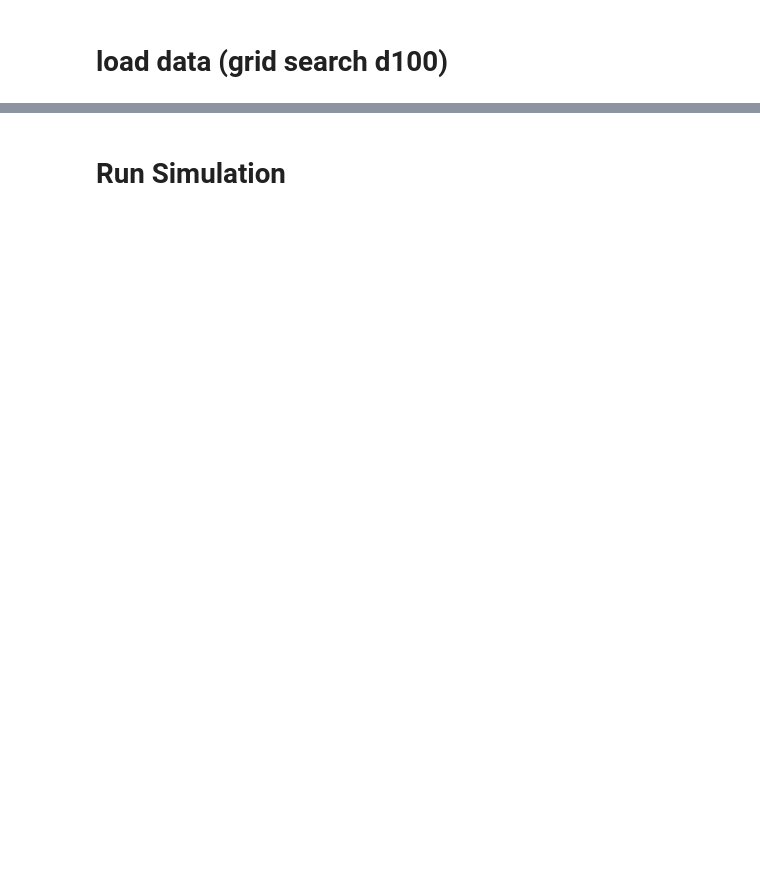
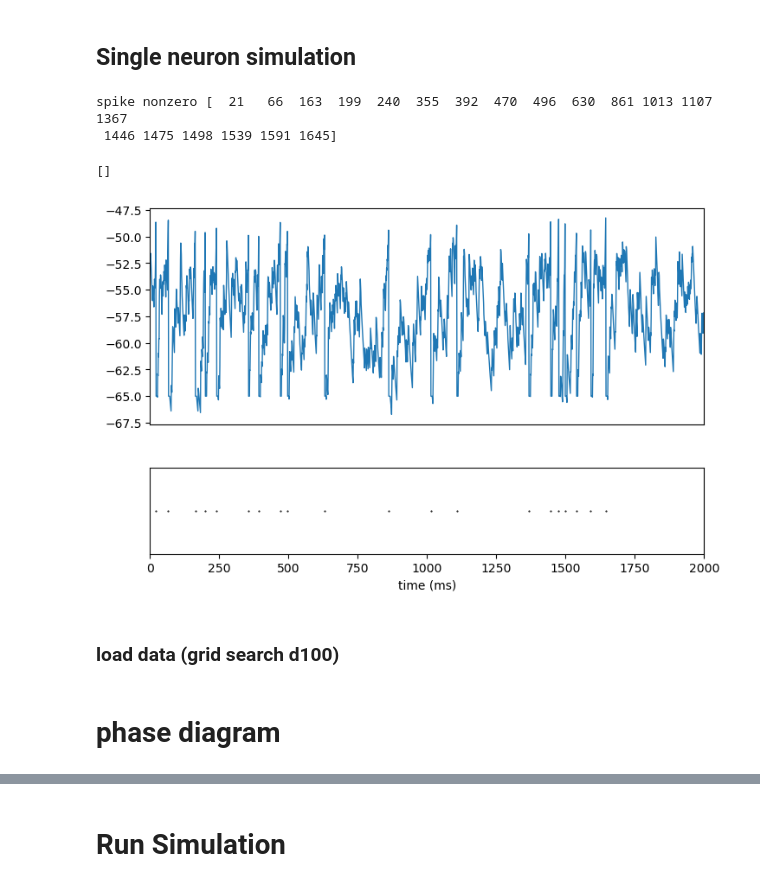
Before and after one commit to lepodl/CriticalNN, a Jupyter notebook: notebook/fig1.ipynb, the cells around one changed output, grey strips where cells are left out. Cells and saved outputs as stored; diff of their text form; code cells hidden in the pictures; blank space fills up the shorter version.

```diff
--- a/notebook/fig1.ipynb
+++ b/notebook/fig1.ipynb
@@ -56,0 +140,2 @@ def arg_percentile(series, x):
+# %% [markdown]
+## Single neuron simulation
@@ -57,7 +196,41 @@ def arg_percentile(series, x):
+# %%
+lif = lif_neuron(a=0.4, k=100, gamma=0.25, eta=1, g=1)
+spike = []
+v = []
+time = 3000
+for out in lif.run(time):
+    spike.append(out[1])
+    v.append(out[0])
+spike = np.array(spike)
+v = np.array(v)
+spike = spike.reshape((time, 10))
+v = v.reshape((time, 10))
+spike = np.sum(spike, axis=1)[1000:]
+v = np.max(v, axis=1)[1000:]
+fig = plt.figure(figsize=(8, 5), dpi=100)
+ax = fig.add_axes([0.1, 0.1, 0.8, 0.2])
+spike_nonzero = spike.nonzero()[0]
+print("spike nonzero", spike_nonzero)
+ax.scatter(spike_nonzero, np.ones_like(spike_nonzero), c="k", marker=".", s=1)
+ax.set_ylim([0, 2])
+ax.set_yticks([])
+ax.set_xlim([0, time-1000])
+ax.set_xlabel("time (ms)")
+ax = fig.add_axes([0.1, 0.4, 0.8, 0.5])
+ax.plot(v, lw=1.)
+ax.set_xlim([0, time-1000])
+ax.set_xticks([])
+# %% [output]
+spike nonzero [  21   66  163  199  240  355  392  470  496  630  861 1013 1107 1367
+ 1446 1475 1498 1539 1591 1645]
+[]
+[figure, added]
 # %% [markdown]
-# load data (grid search d100)
+### load data (grid search d100)
 # %%
 file = np.load("../data/grid_search_d100.npz")
+# %% [markdown]
+# phase diagram
 # %%
 mean_fr = file["mean_fr"]
 cv = file["cv"]
```
Also changed, not shown: parts of 14 cells of this notebook, 28 other files.
